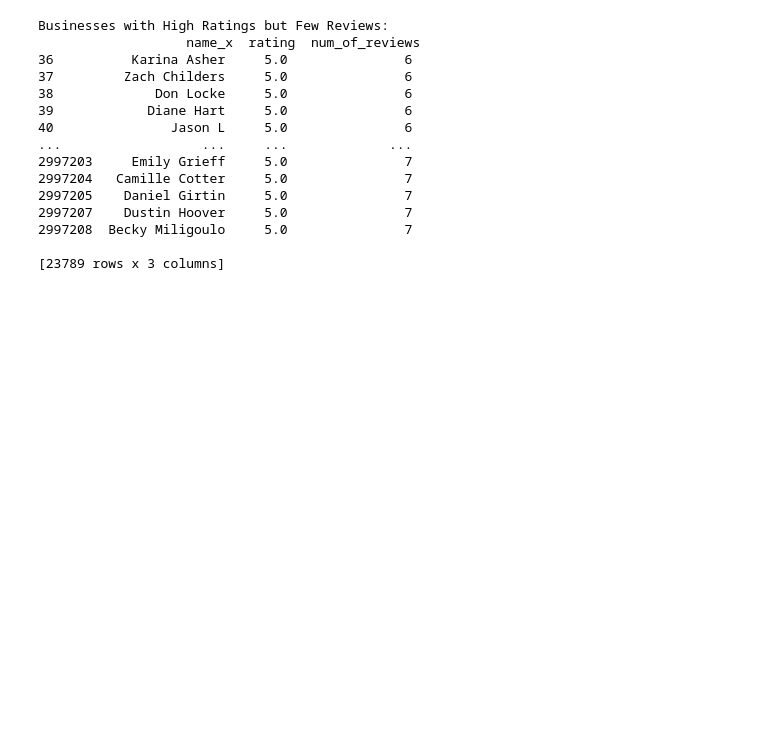
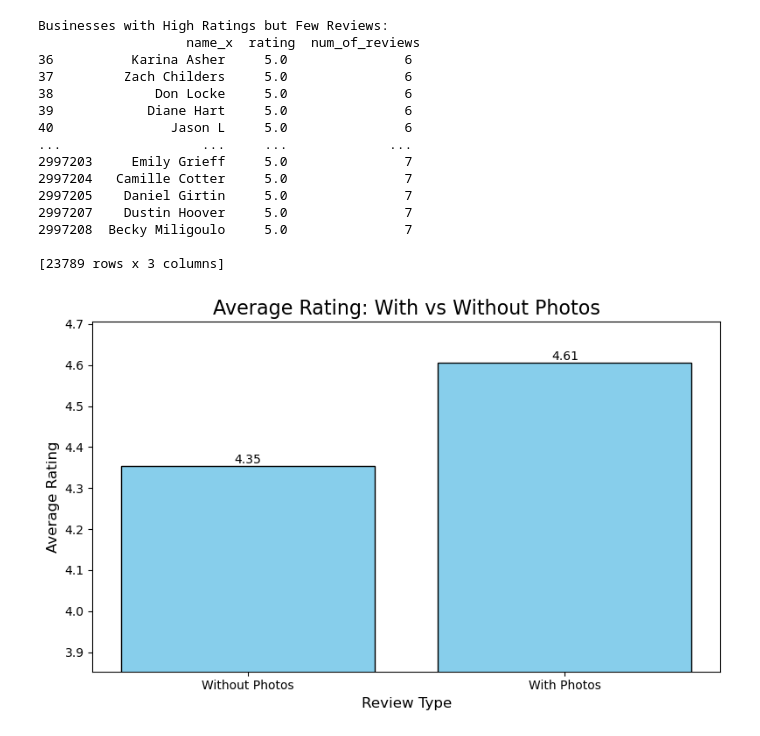
Before and after one commit to zaczhou0928/Assignment2, a Jupyter notebook: assignment2.ipynb, the cells around one changed output. Cells and saved outputs as stored; diff of their text form; code cells hidden in the pictures; blank space fills up the shorter version.

```diff
--- a/assignment2.ipynb
+++ b/assignment2.ipynb
@@ -212,3 +246,27 @@ Businesses with High Ratings but Few Reviews:
 2997208  Becky Miligoulo     5.0               7
 
 [23789 rows x 3 columns]
+# %%
+photo_ratings = df.groupby('has_photos')['rating'].mean()
+
+# Plotting the bar graph
+plt.figure(figsize=(8, 5))
+bars = plt.bar(photo_ratings.index.map({False: 'Without Photos', True: 'With Photos'}),
+               photo_ratings, color='skyblue', edgecolor='black')
+
+# Truncate y-axis to focus on differences
+plt.ylim(photo_ratings.min() - 0.5, photo_ratings.max() + 0.1)
+
+# Add exact rating values on top of the bars
+for bar in bars:
+    height = bar.get_height()
+    plt.text(bar.get_x() + bar.get_width() / 2, height, f'{height:.2f}', ha='center', va='bottom', fontsize=10)
+
+# Add titles and labels
+plt.title('Average Rating: With vs Without Photos', fontsize=16)
+plt.xlabel('Review Type', fontsize=12)
+plt.ylabel('Average Rating', fontsize=12)
+plt.tight_layout()
+plt.show()
+# %% [output]
+[figure, added]
```
Also changed, not shown: parts of 8 cells of this notebook, 1 other file.
